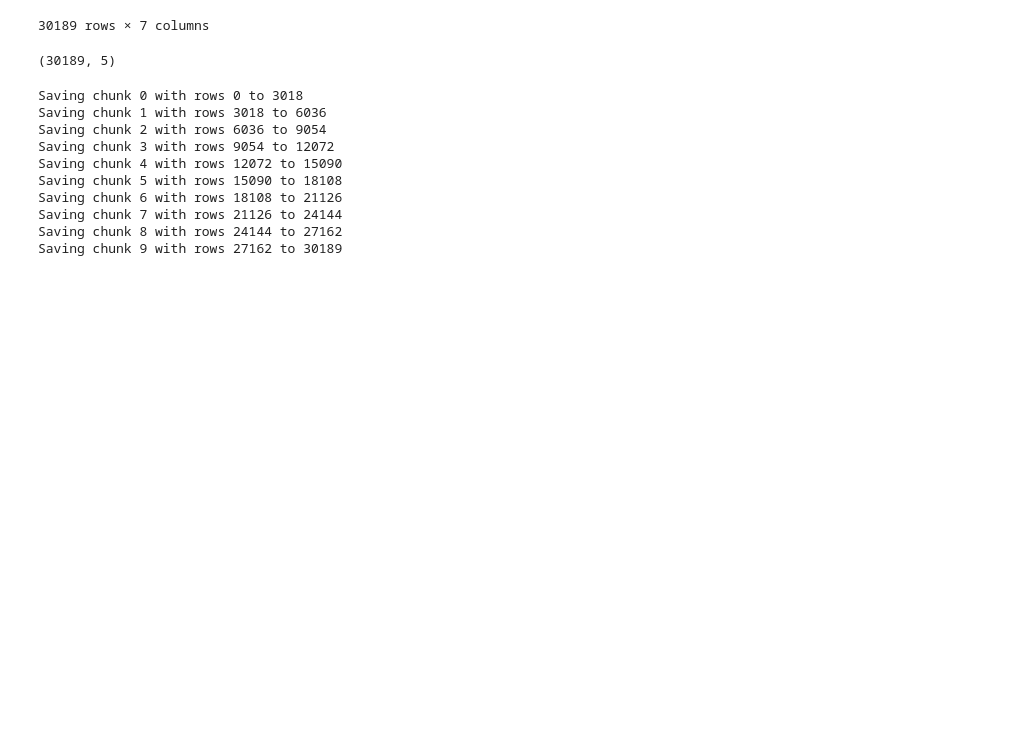
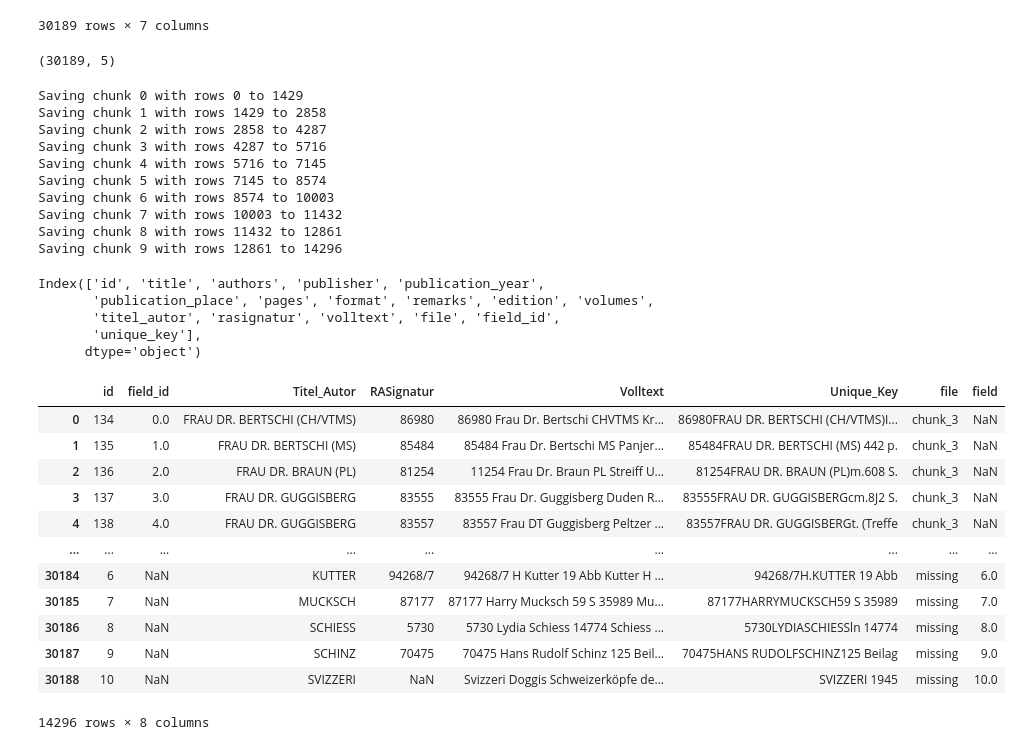
Before and after one commit to Maliksaad231224/Data-Cleaning-of-German-Text, a Jupyter notebook: pydantic.ipynb, the cells around one changed output. Cells and saved outputs as stored; diff of their text form; code cells hidden in the pictures; blank space fills up the shorter version.

```diff
--- a/pydantic.ipynb
+++ b/pydantic.ipynb
@@ -308,8 +308,7 @@ df.shape
 (30189, 5)
 # %%
 import pandas as pd
-
-df = pd.read_csv("cleaning_rows.csv")
+df = missing.copy()
 df.columns = df.columns.str.lower()
 chunk = df.shape[0] // 10
 chunk
@@ -321,16 +320,16 @@ for i in range(10):
     print(f"Saving chunk {i} with rows {start} to {end}")
     df_chunk.to_csv(f"chunk_{i}.csv", index=False)
 # %% [output]
-Saving chunk 0 with rows 0 to 3018
-Saving chunk 1 with rows 3018 to 6036
-Saving chunk 2 with rows 6036 to 9054
-Saving chunk 3 with rows 9054 to 12072
-Saving chunk 4 with rows 12072 to 15090
-Saving chunk 5 with rows 15090 to 18108
-Saving chunk 6 with rows 18108 to 21126
-Saving chunk 7 with rows 21126 to 24144
-Saving chunk 8 with rows 24144 to 27162
-Saving chunk 9 with rows 27162 to 30189
+Saving chunk 0 with rows 0 to 1429
+Saving chunk 1 with rows 1429 to 2858
+Saving chunk 2 with rows 2858 to 4287
+Saving chunk 3 with rows 4287 to 5716
+Saving chunk 4 with rows 5716 to 7145
+Saving chunk 5 with rows 7145 to 8574
+Saving chunk 6 with rows 8574 to 10003
+Saving chunk 7 with rows 10003 to 11432
+Saving chunk 8 with rows 11432 to 12861
+Saving chunk 9 with rows 12861 to 14296
 # %%
 import pandas as pd
 import re
@@ -348,4 +347,31 @@ df['volltext'] = df['volltext'].str.replace(r"\\[ntrbfv]", " ", regex=True)
 df['volltext'] = df['volltext'].str.replace(r"\s+", " ", regex=True).str.strip()
 df['volltext'] = df['volltext'].str.replace(r"\\", "", regex=True)
 # %%
-df.to_csv("final_missing_rows.csv", index=False)
+import pandas as pd
+auth_alle = pd.read_csv("auth_alle_rows.csv")
+cleaning = pd.read_csv("cleaning_rows.csv")
+# %%
+auth_alle.columns
+# %% [output]
+Index(['id', 'title', 'authors', 'publisher', 'publication_year',
+       'publication_place', 'pages', 'format', 'remarks', 'edition', 'volumes',
+       'titel_autor', 'rasignatur', 'volltext', 'file', 'field_id',
+       'unique_key'],
+      dtype='object')
+# %%
+missing = cleaning[~cleaning['Unique_Key'].isin(auth_alle['unique_key'])]
+missing
+# %% [output]
+|  | id | field_id | Titel_Autor | RASignatur | Volltext | Unique_Key | file | field |
+| 0 | 134 | 0.0 | FRAU DR. BERTSCHI (CH/VTMS) | 86980 | 86980 Frau Dr. Bertschi CHVTMS Kr... | 86980FRAU DR. BERTSCHI (CH/VTMS)I... | chunk_3 | NaN |
+| 1 | 135 | 1.0 | FRAU DR. BERTSCHI (MS) | 85484 | 85484 Frau Dr. Bertschi MS Panjer... | 85484FRAU DR. BERTSCHI (MS) 442 p. | chunk_3 | NaN |
+| 2 | 136 | 2.0 | FRAU DR. BRAUN (PL) | 81254 | 11254 Frau Dr. Braun PL Streiff U... | 81254FRAU DR. BRAUN (PL)m.608 S. | chunk_3 | NaN |
+| 3 | 137 | 3.0 | FRAU DR. GUGGISBERG | 83555 | 83555 Frau Dr. Guggisberg Duden R... | 83555FRAU DR. GUGGISBERGcm.8J2 S. | chunk_3 | NaN |
+| 4 | 138 | 4.0 | FRAU DR. GUGGISBERG | 83557 | 83557 Frau DT Guggisberg Peltzer ... | 83557FRAU DR. GUGGISBERGt. (Treffe | chunk_3 | NaN |
+| ... | ... | ... | ... | ... | ... | ... | ... | ... |
+| 30184 | 6 | NaN | KUTTER | 94268/7 | 94268/7 H Kutter 19 Abb Kutter H ... | 94268/7H.KUTTER 19 Abb | missing | 6.0 |
+| 30185 | 7 | NaN | MUCKSCH | 87177 | 87177 Harry Mucksch 59 S 35989 Mu... | 87177HARRYMUCKSCH59 S 35989 | missing | 7.0 |
+| 30186 | 8 | NaN | SCHIESS | 5730 | 5730 Lydia Schiess 14774 Schiess ... | 5730LYDIASCHIESSln 14774 | missing | 8.0 |
+| 30187 | 9 | NaN | SCHINZ | 70475 | 70475 Hans Rudolf Schinz 125 Beil... | 70475HANS RUDOLFSCHINZ125 Beilag | missing | 9.0 |
+| 30188 | 10 | NaN | SVIZZERI | NaN | Svizzeri Doggis Schweizerköpfe de... | SVIZZERI 1945 | missing | 10.0 |
+14296 rows × 8 columns
```
Also changed, not shown: 22 other files.
